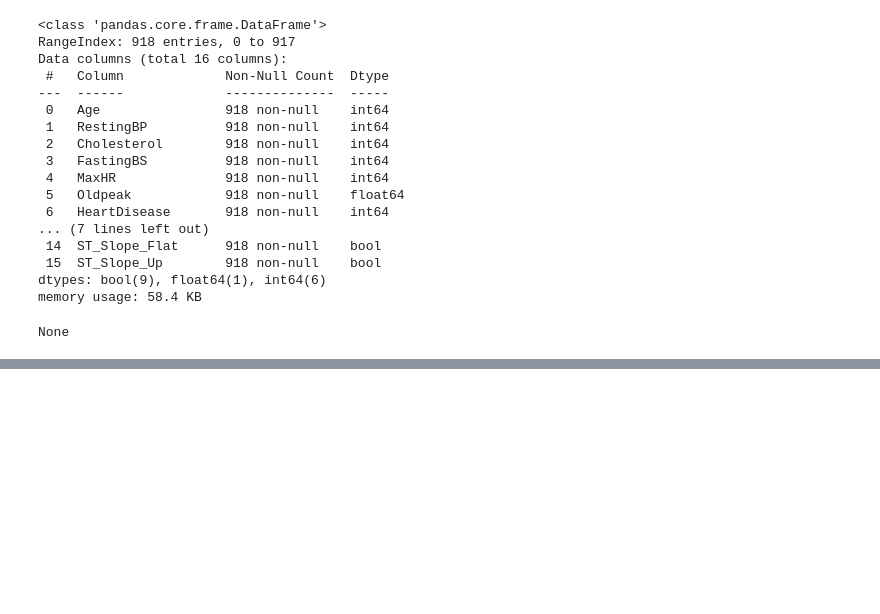
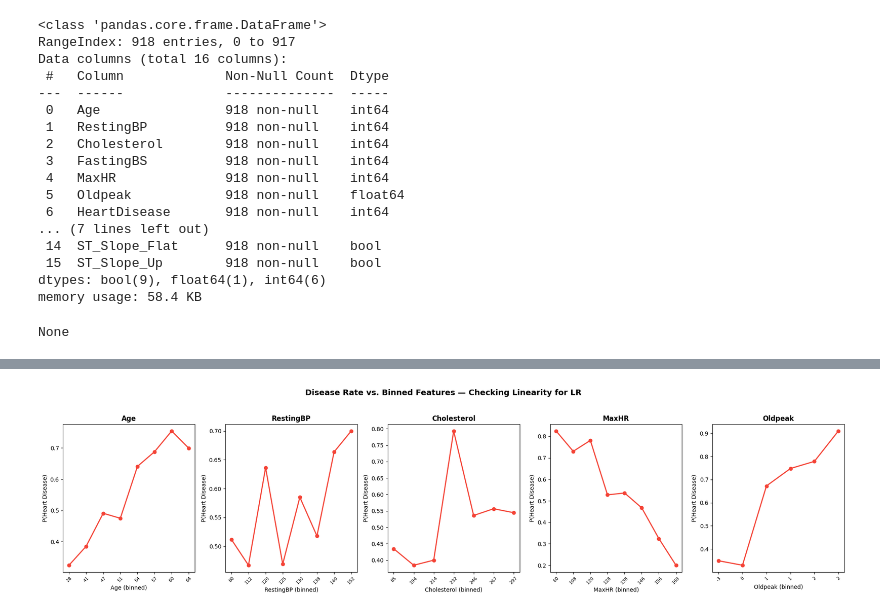
Before and after one commit to chirangovinna/Heart-Failure-Prediction, a Jupyter notebook: FMI_Heart_Failure_Prediction.ipynb, the cells around one changed output, grey strips where cells are left out. Saved outputs shown, nothing was run; the diff lists cells and outputs as text; code cells hidden in the pictures; blank space fills up the shorter version.

```diff
--- a/FMI_Heart_Failure_Prediction.ipynb
+++ b/FMI_Heart_Failure_Prediction.ipynb
@@ -495,0 +287,24 @@ weighted avg       0.84      0.84      0.84       112
+# %%
+# Linearity check: binned means of numeric features vs. disease rate
+# If the relationship is roughly monotonic, LR (with possible transforms) will work well
+
+fig, axes = plt.subplots(1, 5, figsize=(20, 5))
+
+for ax, col in zip(axes, num_cols):
+    # Bin the feature into quantiles
+    bins = pd.qcut(df[col], q=8, duplicates='drop')
+    grouped = df.groupby(bins, observed=True)['HeartDisease'].mean()
+
+    ax.plot(range(len(grouped)), grouped.values, 'o-', color=COLORS['disease'], linewidth=2)
+    ax.set_title(col, fontweight='bold')
+    ax.set_ylabel('P(Heart Disease)')
+    ax.set_xlabel(f'{col} (binned)')
+    ax.set_xticks(range(len(grouped)))
+    ax.set_xticklabels([f'{x.left:.0f}' for x in grouped.index], rotation=45, fontsize=8)
+
+fig.suptitle('Disease Rate vs. Binned Features — Checking Linearity for LR',
+             fontsize=14, fontweight='bold', y=1.03)
+plt.tight_layout()
+plt.show()
+# %% [output]
+[figure, added]
```
Also changed, not shown: parts of 46 cells of this notebook.
